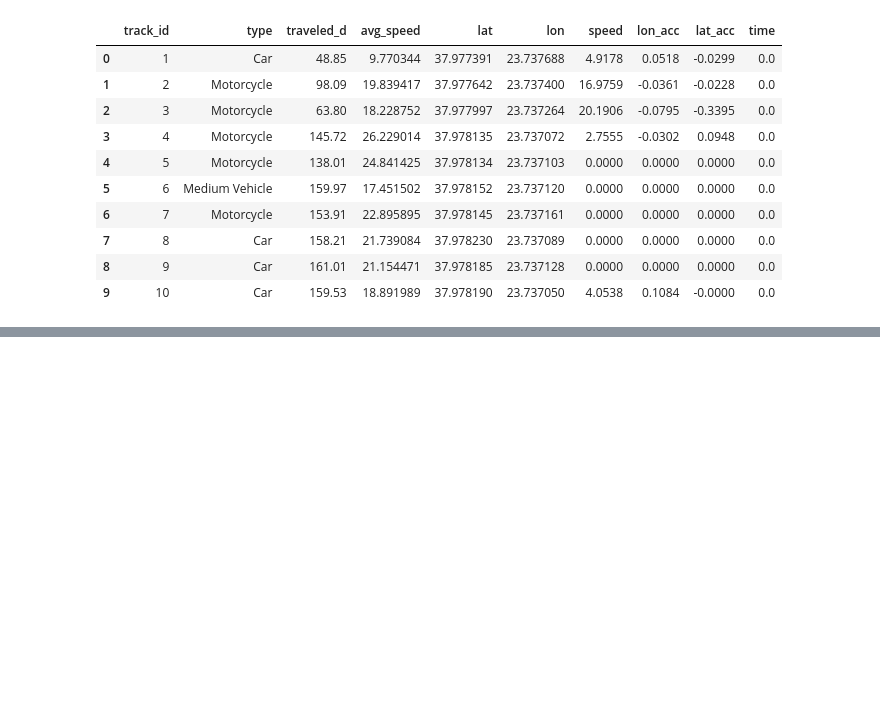
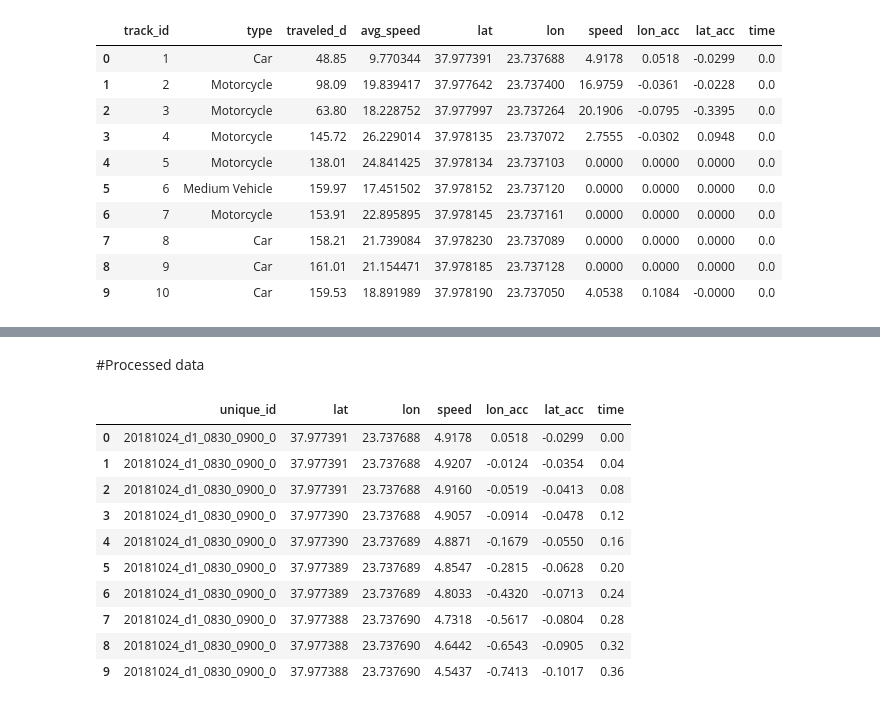
Before and after one commit to gelifatsy/Traffic-DataWareHouse-dbt-airflow, a Jupyter notebook: Notebook/raw_data.ipynb, the cells around one changed output, grey strips where cells are left out. Cells and saved outputs as stored; diff of their text form; code cells hidden in the pictures; blank space fills up the shorter version.

```diff
--- a/Notebook/raw_data.ipynb
+++ b/Notebook/raw_data.ipynb
@@ -17,0 +54,17 @@ data.head(10)
+# %% [markdown]
+#Processed data
+# %%
+trajectory_df = pd.read_csv('../trajectories_info.csv',index_col=False)
+trajectory_df.head(10)
+# %% [output]
+|  | unique_id | lat | lon | speed | lon_acc | lat_acc | time |
+| 0 | 20181024_d1_0830_0900_0 | 37.977391 | 23.737688 | 4.9178 | 0.0518 | -0.0299 | 0.00 |
+| 1 | 20181024_d1_0830_0900_0 | 37.977391 | 23.737688 | 4.9207 | -0.0124 | -0.0354 | 0.04 |
+| 2 | 20181024_d1_0830_0900_0 | 37.977391 | 23.737688 | 4.9160 | -0.0519 | -0.0413 | 0.08 |
+| 3 | 20181024_d1_0830_0900_0 | 37.977390 | 23.737688 | 4.9057 | -0.0914 | -0.0478 | 0.12 |
+| 4 | 20181024_d1_0830_0900_0 | 37.977390 | 23.737689 | 4.8871 | -0.1679 | -0.0550 | 0.16 |
+| 5 | 20181024_d1_0830_0900_0 | 37.977389 | 23.737689 | 4.8547 | -0.2815 | -0.0628 | 0.20 |
+| 6 | 20181024_d1_0830_0900_0 | 37.977389 | 23.737689 | 4.8033 | -0.4320 | -0.0713 | 0.24 |
+| 7 | 20181024_d1_0830_0900_0 | 37.977388 | 23.737690 | 4.7318 | -0.5617 | -0.0804 | 0.28 |
+| 8 | 20181024_d1_0830_0900_0 | 37.977388 | 23.737690 | 4.6442 | -0.6543 | -0.0905 | 0.32 |
+| 9 | 20181024_d1_0830_0900_0 | 37.977388 | 23.737690 | 4.5437 | -0.7413 | -0.1017 | 0.36 |
```
Also changed, not shown: parts of 5 cells of this notebook.
